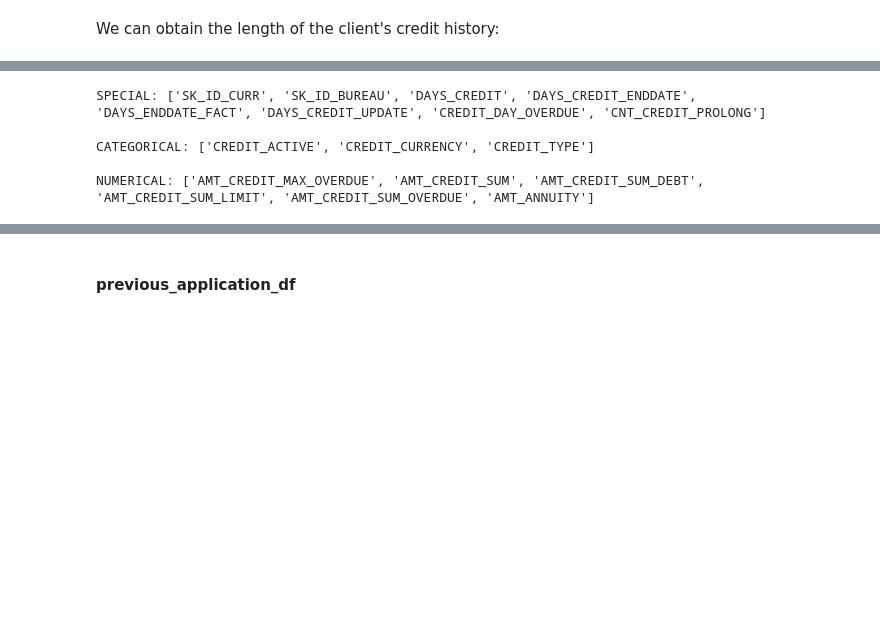
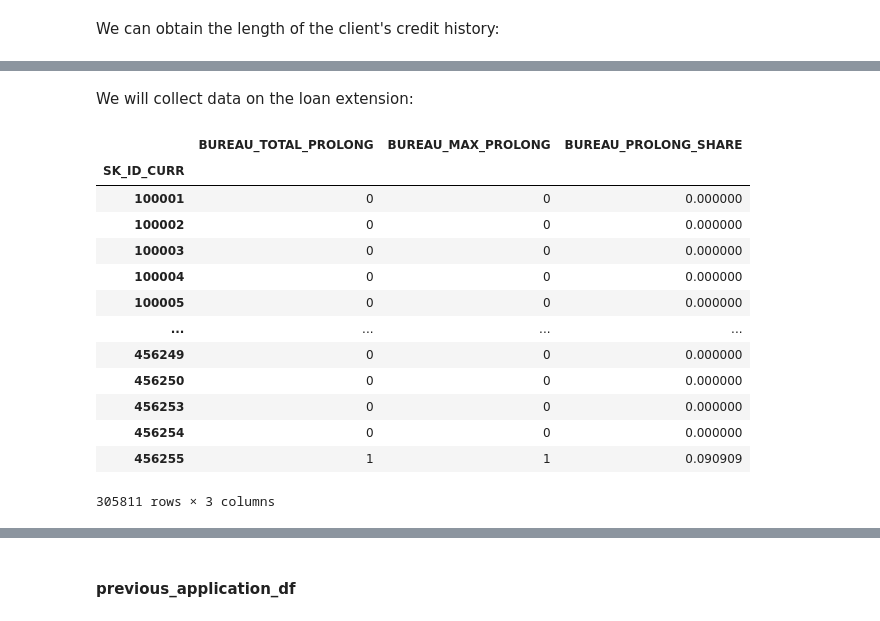
Before and after one commit to USL99/home-credit-default-risk, a Jupyter notebook: notebooks/03_feature_engineering.ipynb, the cells around one changed output, grey strips where cells are left out. Cells and saved outputs as stored; diff of their text form; code cells hidden in the pictures; blank space fills up the shorter version.

```diff
--- a/notebooks/03_feature_engineering.ipynb
+++ b/notebooks/03_feature_engineering.ipynb
@@ -177,10 +331,0 @@ special_cols_bureau_df = ["SK_ID_CURR", "SK_ID_BUREAU", "DAYS_CREDIT", "DAYS_CRE
-# %%
-print("SPECIAL:", special_cols_bureau_df)
-print("\nCATEGORICAL:", categorical_cols_bureau_df)
-print("\nNUMERICAL:", numerical_cols_bureau_df)
-# %% [output]
-SPECIAL: ['SK_ID_CURR', 'SK_ID_BUREAU', 'DAYS_CREDIT', 'DAYS_CREDIT_ENDDATE', 'DAYS_ENDDATE_FACT', 'DAYS_CREDIT_UPDATE', 'CREDIT_DAY_OVERDUE', 'CNT_CREDIT_PROLONG']
-
-CATEGORICAL: ['CREDIT_ACTIVE', 'CREDIT_CURRENCY', 'CREDIT_TYPE']
-
-NUMERICAL: ['AMT_CREDIT_MAX_OVERDUE', 'AMT_CREDIT_SUM', 'AMT_CREDIT_SUM_DEBT', 'AMT_CREDIT_SUM_LIMIT', 'AMT_CREDIT_SUM_OVERDUE', 'AMT_ANNUITY']
@@ -192,0 +332,21 @@ def make_numerical_feat():
+# %% [markdown]
+We will collect data on the loan extension:
+# %%
+bureau_df["IS_PROLONGED"] = (bureau_df["CNT_CREDIT_PROLONG"] > 0).astype(int)
+bureau_prolong = bureau_df.groupby("SK_ID_CURR").agg(BUREAU_TOTAL_PROLONG = ("CNT_CREDIT_PROLONG", "sum"), BUREAU_MAX_PROLONG = ("CNT_CREDIT_PROLONG", "max"), BUREAU_PROLONG_SHARE = ("IS_PROLONGED", "mean"))
+bureau_prolong
+# %% [output]
+|  | BUREAU_TOTAL_PROLONG | BUREAU_MAX_PROLONG | BUREAU_PROLONG_SHARE |
+| SK_ID_CURR |  |  |  |
+| 100001 | 0 | 0 | 0.000000 |
+| 100002 | 0 | 0 | 0.000000 |
+| 100003 | 0 | 0 | 0.000000 |
+| 100004 | 0 | 0 | 0.000000 |
+| 100005 | 0 | 0 | 0.000000 |
+| ... | ... | ... | ... |
+| 456249 | 0 | 0 | 0.000000 |
+| 456250 | 0 | 0 | 0.000000 |
+| 456253 | 0 | 0 | 0.000000 |
+| 456254 | 0 | 0 | 0.000000 |
+| 456255 | 1 | 1 | 0.090909 |
+305811 rows × 3 columns
```
Also changed, not shown: parts of 66 cells of this notebook.
